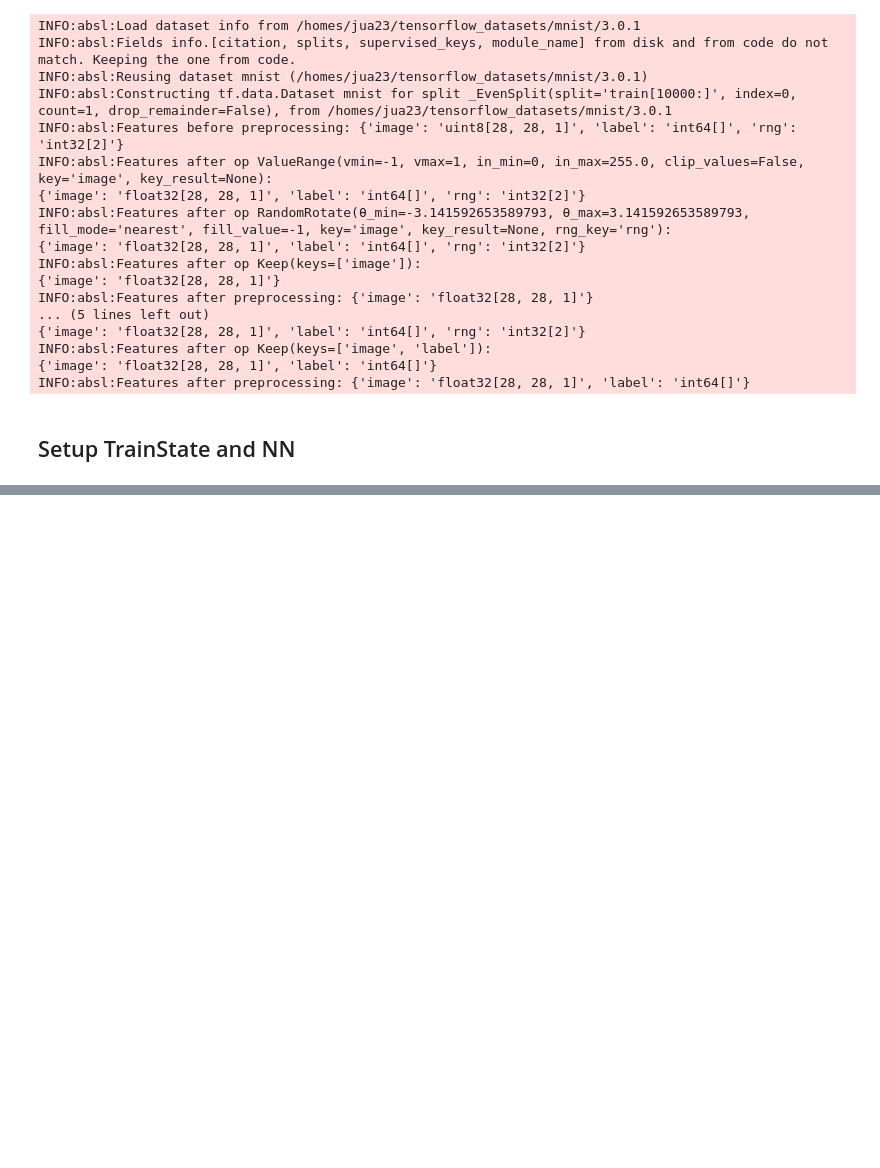
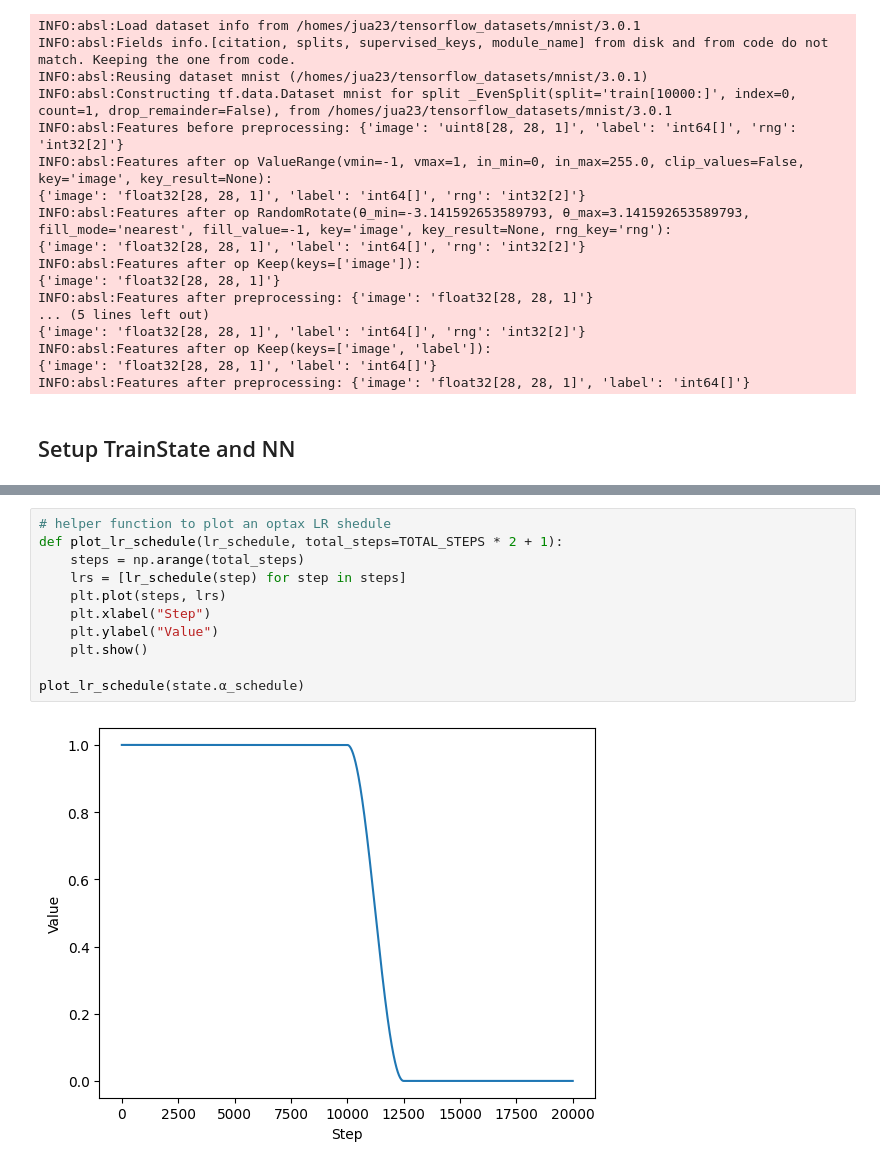
Before and after one commit to cambridge-mlg/sgm, a Jupyter notebook: notebooks/proto_gen_model.ipynb, the cells around one changed output, grey strips where cells are left out. Saved outputs shown, nothing was run; the diff lists cells and outputs as text; blank space fills up the shorter version.

```diff
--- a/notebooks/proto_gen_model.ipynb
+++ b/notebooks/proto_gen_model.ipynb
@@ -394,5 +571,18 @@ state = TrainState.create(
     polyak_step_size=POLYAK_STEP_SIZE,
 )
+# %%
+# helper function to plot an optax LR shedule
+def plot_lr_schedule(lr_schedule, total_steps=TOTAL_STEPS * 2 + 1):
+    steps = np.arange(total_steps)
+    lrs = [lr_schedule(step) for step in steps]
+    plt.plot(steps, lrs)
+    plt.xlabel("Step")
+    plt.ylabel("Value")
+    plt.show()
+
+plot_lr_schedule(state.α_schedule)
+# %% [output]
+[figure, added]
 # %%
 def loss_fn(
     x, params, state, step_rng, train, n_samples,
```
Also changed, not shown: parts of 22 cells of this notebook.
